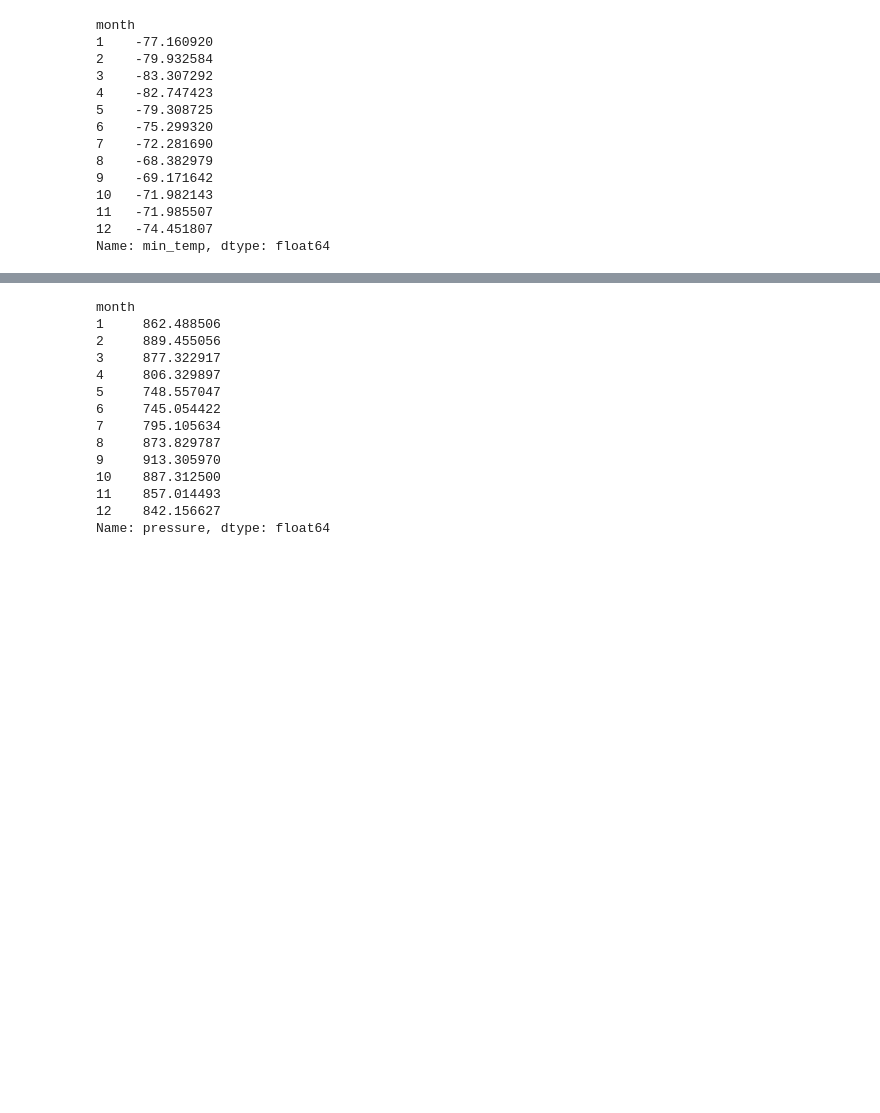
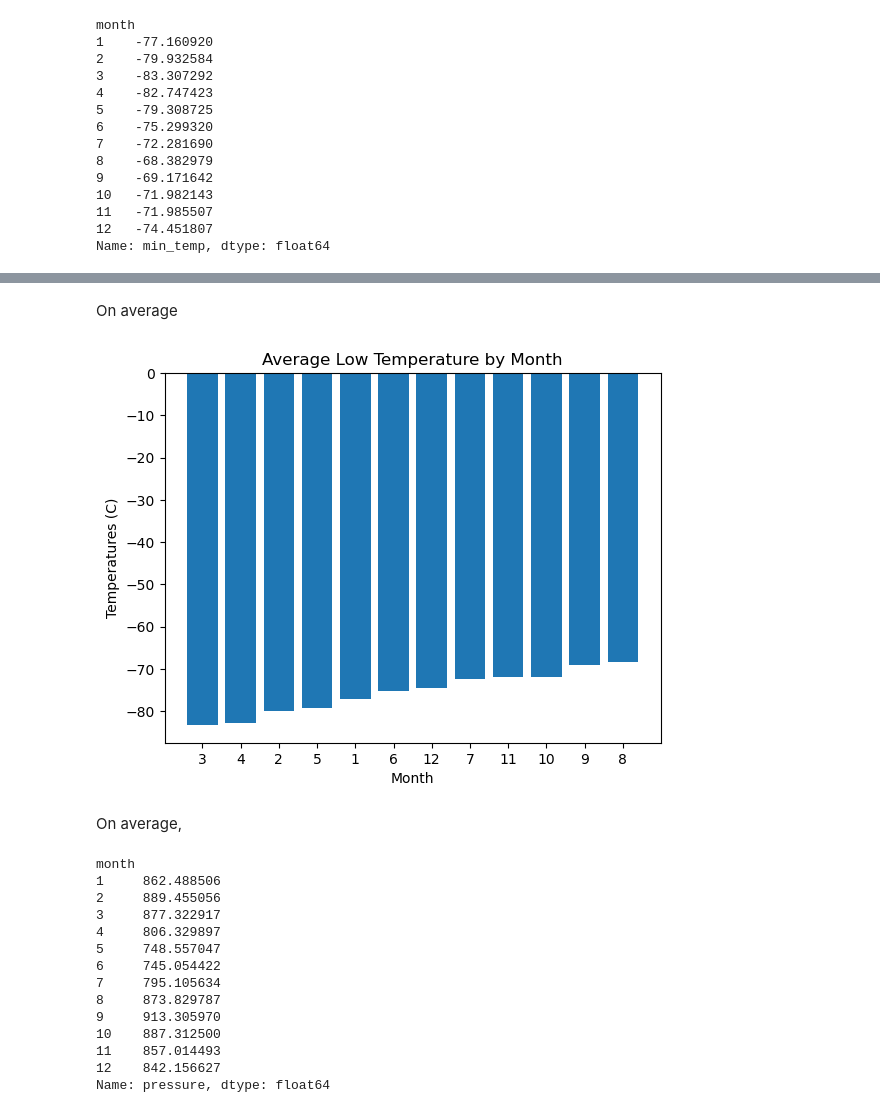
Before and after one commit to Kentroth/web_scraping_challenge, a Jupyter notebook: part_2_mars_weather.ipynb, the cells around one changed output, grey strips where cells are left out. Saved outputs shown, nothing was run; the diff lists cells and outputs as text; code cells hidden in the pictures; blank space fills up the shorter version.

```diff
--- a/part_2_mars_weather.ipynb
+++ b/part_2_mars_weather.ipynb
@@ -182,2 +200,30 @@ Name: min_temp, dtype: float64
+# %% [markdown]
+On average
+# %%
+# Identify the coldest and hottest months in Curiosity's location
+import matplotlib.pyplot as plt
+
+# Assume you have calculated average_low_temp
+
+# Sort average_low_temp by values in ascending order
+average_low_temp_sorted = average_low_temp.sort_values()
+
+# Create a bar plot for average low temperatures grouped by month
+plt.bar(range(len(average_low_temp_sorted)), average_low_temp_sorted)
+
+# Set labels and title
+plt.xlabel('Month')
+plt.ylabel('Temperatures (C)')
+plt.title('Average Low Temperature by Month')
+
+# Set x-axis ticks to display months in the order of lowest to highest temperatures
+plt.xticks(range(len(average_low_temp_sorted)), average_low_temp_sorted.index)
+
+# Display the plot
+plt.show()
+# %% [output]
+[figure, added]
+# %% [markdown]
+On average,
 # %%
 # 4. Average pressure by Martian month
```
Also changed, not shown: parts of 20 cells of this notebook, 1 other file.
